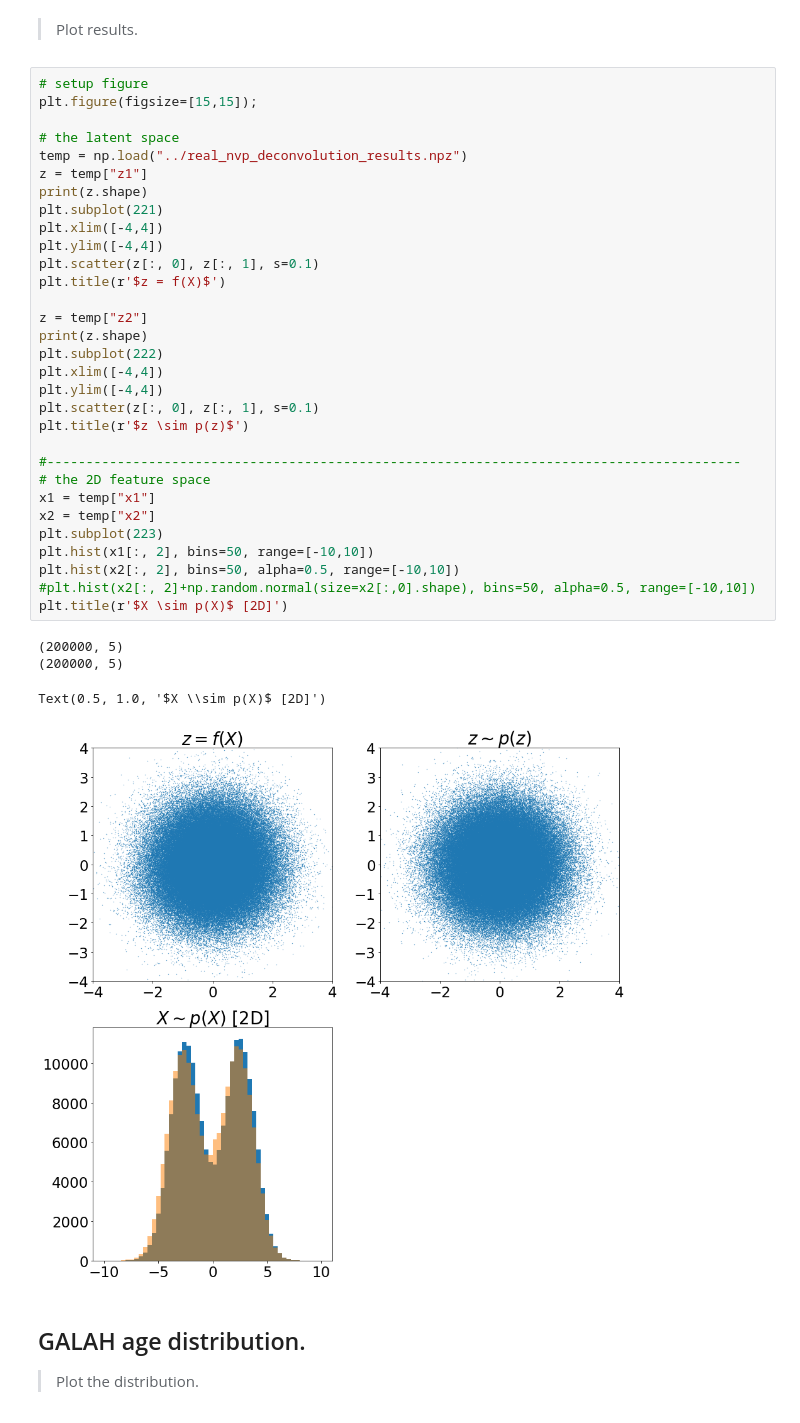
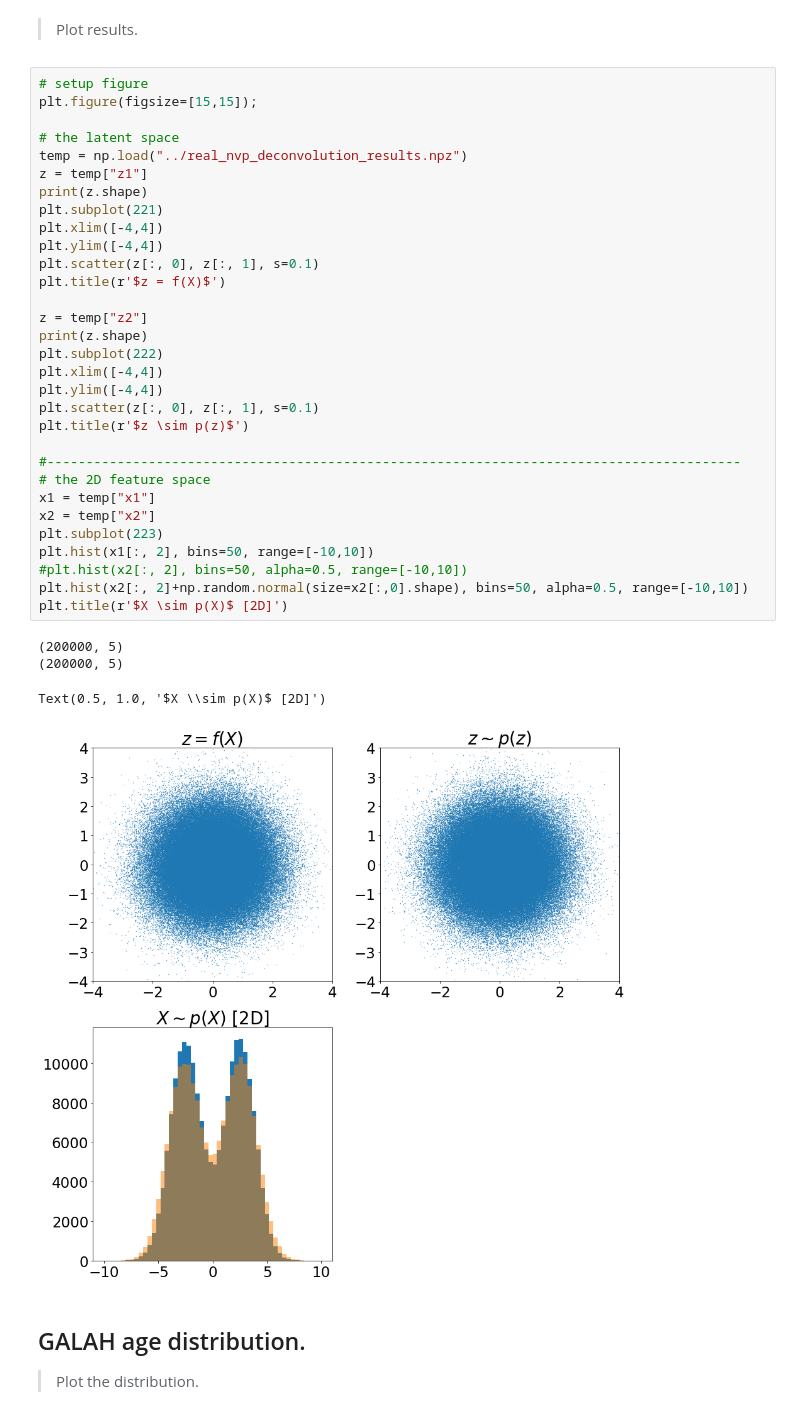
Before and after one commit to astrogilda/LSTM, a Jupyter notebook: RealNVP_Deconvolution.ipynb, the cells around one changed output. Saved outputs shown, nothing was run; the diff lists cells and outputs as text.

```diff
--- a/RealNVP_Deconvolution.ipynb
+++ b/RealNVP_Deconvolution.ipynb
@@ -187,36 +187,36 @@ plt.figure(figsize=[15,15]);
 
 # the latent space
 temp = np.load("../real_nvp_deconvolution_results.npz")
 z = temp["z1"]
 print(z.shape)
 plt.subplot(221)
 plt.xlim([-4,4])
 plt.ylim([-4,4])
 plt.scatter(z[:, 0], z[:, 1], s=0.1)
 plt.title(r'$z = f(X)$')
 
 z = temp["z2"]
 print(z.shape)
 plt.subplot(222)
 plt.xlim([-4,4])
 plt.ylim([-4,4])
 plt.scatter(z[:, 0], z[:, 1], s=0.1)
 plt.title(r'$z \sim p(z)$')
 
 #-----------------------------------------------------------------------------------------
 # the 2D feature space
 x1 = temp["x1"]
 x2 = temp["x2"]
 plt.subplot(223)
 plt.hist(x1[:, 2], bins=50, range=[-10,10])
-plt.hist(x2[:, 2], bins=50, alpha=0.5, range=[-10,10])
-#plt.hist(x2[:, 2]+np.random.normal(size=x2[:,0].shape), bins=50, alpha=0.5, range=[-10,10])
+#plt.hist(x2[:, 2], bins=50, alpha=0.5, range=[-10,10])
+plt.hist(x2[:, 2]+np.random.normal(size=x2[:,0].shape), bins=50, alpha=0.5, range=[-10,10])
 plt.title(r'$X \sim p(X)$ [2D]')
 # %% [output]
 (200000, 5)
 (200000, 5)
 Text(0.5, 1.0, '$X \\sim p(X)$ [2D]')
-[figure, old version]
+[figure, new version]
 # %% [markdown]
 ## GALAH age distribution.
 
```
Also changed, not shown: 2 other files.
